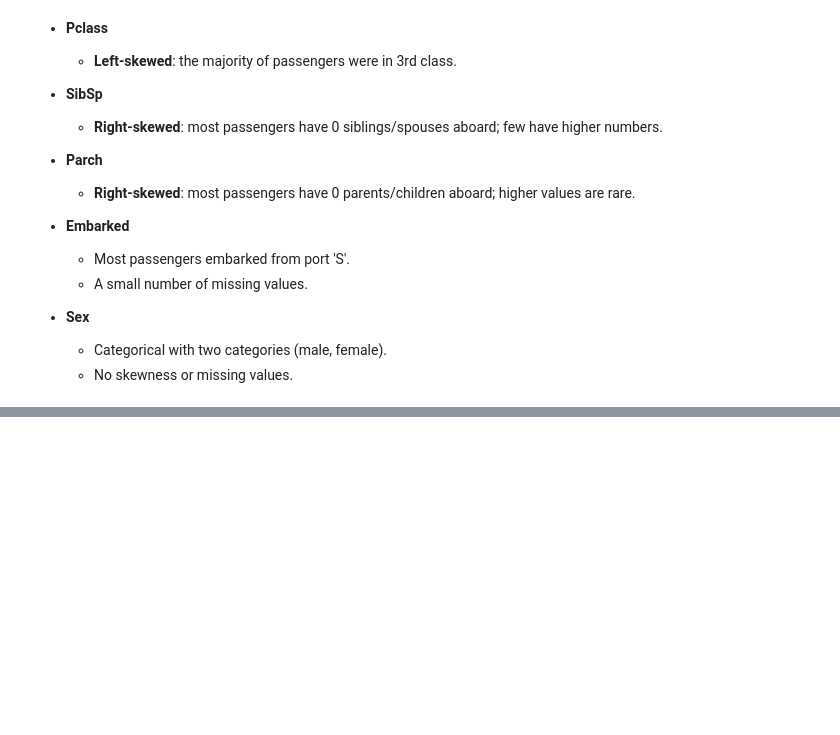
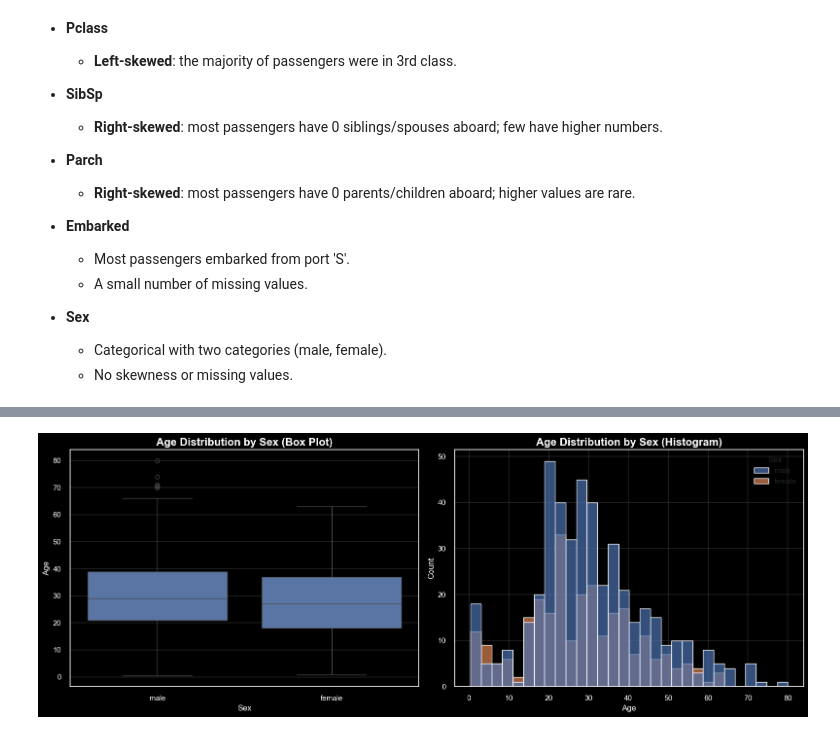
Before and after one commit to sbeeredd04/sandbox_private, a Jupyter notebook: ML/UnivariateAndBivariateExploratoryDataAnalysisEDAWithTitanicDataset.ipynb, the cells around one changed output, grey strips where cells are left out. Drawn from its saved outputs; the diff is of its cells as text; code cells hidden in the pictures; blank space fills up the shorter version.

```diff
--- a/ML/UnivariateAndBivariateExploratoryDataAnalysisEDAWithTitanicDataset.ipynb
+++ b/ML/UnivariateAndBivariateExploratoryDataAnalysisEDAWithTitanicDataset.ipynb
@@ -334,0 +423,20 @@ max      1.000000    3.000000    8.000000    6.000000
+# %%
+# Visualizations for Age vs Sex
+fig, axes = plt.subplots(1, 2, figsize=(16, 6))
+
+# Box plot
+sns.boxplot(data=df, x='Sex', y='Age', ax=axes[0])
+axes[0].set_title('Age Distribution by Sex (Box Plot)')
+axes[0].set_xlabel('Sex')
+axes[0].set_ylabel('Age')
+
+# Histogram with overlay
+sns.histplot(data=df, x='Age', hue='Sex', alpha=0.7, bins=30, ax=axes[1])
+axes[1].set_title('Age Distribution by Sex (Histogram)')
+axes[1].set_xlabel('Age')
+axes[1].set_ylabel('Count')
+
+plt.tight_layout()
+plt.show()
+# %% [output]
+[figure, added]
```
Also changed, not shown: parts of 16 cells of this notebook.
